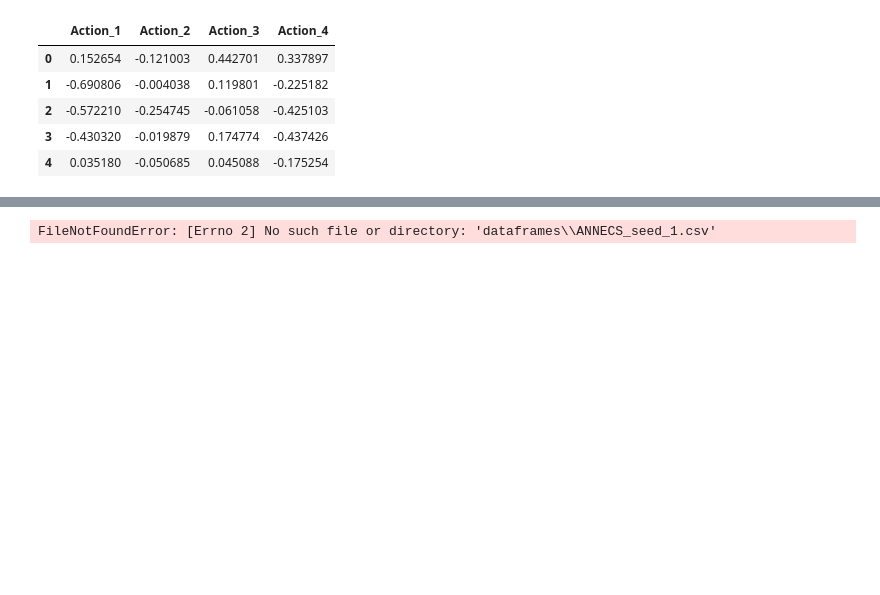
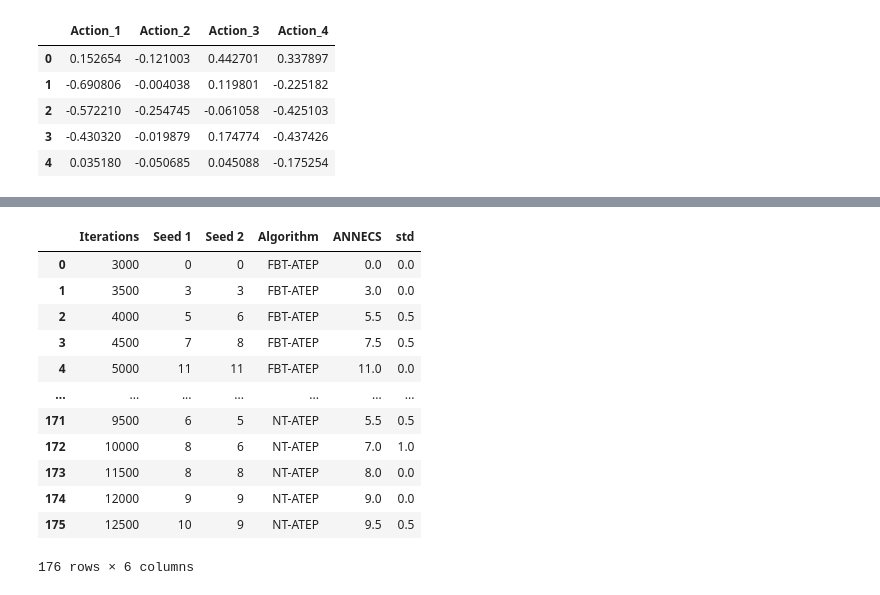
Before and after one commit to umair-nasir14/ATEP, a Jupyter notebook: visuals.ipynb, the cells around one changed output, grey strips where cells are left out. Drawn from its saved outputs; the diff is of its cells as text; code cells hidden in the pictures; blank space fills up the shorter version.

```diff
--- a/visuals.ipynb
+++ b/visuals.ipynb
@@ -332,7 +348,0 @@ fig.show()
-# %%
-df_annecs = pd.read_csv(r'dataframes\ANNECS_seed_1.csv')
-df_annecs
-
-df_annecs_s2 = pd.read_csv(r'dataframes\ANNECS_seed_2.csv')
-# %% [output]
-FileNotFoundError: [Errno 2] No such file or directory: 'dataframes\\ANNECS_seed_1.csv'
@@ -366,0 +349,19 @@ fig.show()
+# %%
+df_annecs = pd.read_csv(r'dataframes\ANNECS_2_seeds.csv')
+df_annecs['ANNECS'] = np.mean(df_annecs[['Seed 1','Seed 2']].to_numpy(),axis=1)
+df_annecs['std'] = np.std(df_annecs[['Seed 1','Seed 2']].to_numpy(),axis=1)
+df_annecs
+# %% [output]
+|  | Iterations | Seed 1 | Seed 2 | Algorithm | ANNECS | std |
+| 0 | 3000 | 0 | 0 | FBT-ATEP | 0.0 | 0.0 |
+| 1 | 3500 | 3 | 3 | FBT-ATEP | 3.0 | 0.0 |
+| 2 | 4000 | 5 | 6 | FBT-ATEP | 5.5 | 0.5 |
+| 3 | 4500 | 7 | 8 | FBT-ATEP | 7.5 | 0.5 |
+| 4 | 5000 | 11 | 11 | FBT-ATEP | 11.0 | 0.0 |
+| ... | ... | ... | ... | ... | ... | ... |
+| 171 | 9500 | 6 | 5 | NT-ATEP | 5.5 | 0.5 |
+| 172 | 10000 | 8 | 6 | NT-ATEP | 7.0 | 1.0 |
+| 173 | 11500 | 8 | 8 | NT-ATEP | 8.0 | 0.0 |
+| 174 | 12000 | 9 | 9 | NT-ATEP | 9.0 | 0.0 |
+| 175 | 12500 | 10 | 9 | NT-ATEP | 9.5 | 0.5 |
+176 rows × 6 columns
```
Also changed, not shown: parts of 18 cells of this notebook, 25 other files.
